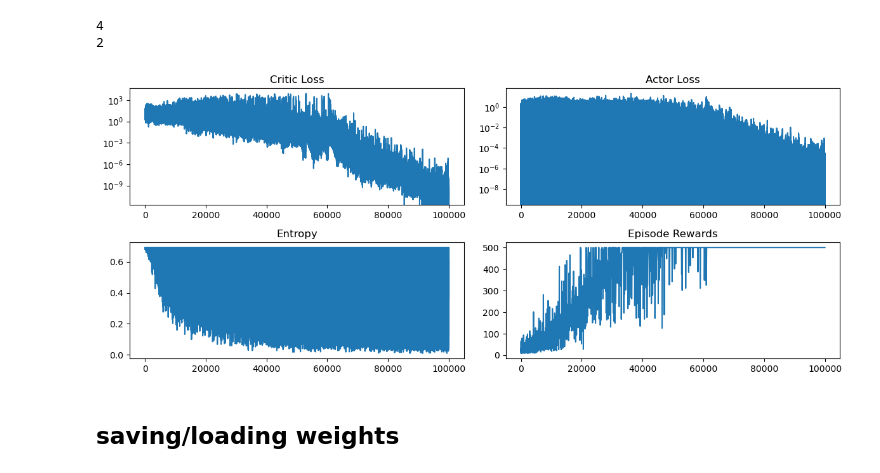
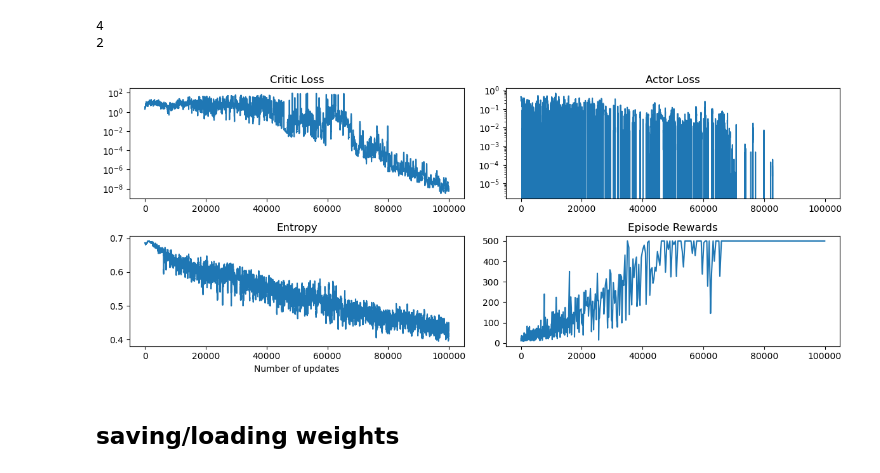
Before and after one commit to AlexisCogne/ANN_project, a Jupyter notebook: test_imp_boot.ipynb, the cells around one changed output. Cells and saved outputs as stored; diff of their text form; code cells hidden in the pictures.

Commit message:
added plot 5 steps and 1 step

```diff
--- a/test_imp_boot.ipynb
+++ b/test_imp_boot.ipynb
@@ -42,7 +42,7 @@ tensor([[0],
 #option 1 :  use n_updates to define n_steps
 n_updates = 100000
 n_envs = 1
-n_steps_per_update = 5
+n_steps_per_update = 1
 n_steps = n_envs * n_steps_per_update * n_updates
 
 # agent hyperparams
@@ -167,23 +167,44 @@ for steps in tqdm(range(n_updates)):
     actor_losses.append(actor_loss.detach().cpu().numpy())
     entropies.append(entropy.detach().mean().cpu().numpy())
 # %%
+rolling_length = 100
+
 fig, axs = plt.subplots(nrows=2, ncols=2, figsize=(12, 5))
 critic_losses = np.array(critic_losses)
 capped_loss = critic_losses[critic_losses < 1]
-axs[0, 0].plot(critic_losses)
+critic_ma = (
+    np.convolve(np.array(critic_losses), np.ones(rolling_length), mode="valid")
+    / rolling_length
+)
+axs[0, 0].plot(critic_ma)
 axs[0, 0].set_title('Critic Loss')
 axs[0, 0].set_yscale('log')  # Set log scale for the y-axis
-axs[0, 1].plot(actor_losses)
+actor_ma = (
+    np.convolve(np.array(actor_losses), np.ones(rolling_length), mode="valid")
+    / rolling_length
+)
+axs[0, 1].plot(actor_ma)
 axs[0, 1].set_title('Actor Loss')
 axs[0, 1].set_yscale('log')  # Set log scale for the y-axis
-axs[1, 0].plot(entropies)
-axs[1, 0].set_title('Entropy')
+
+
+# entropy
+axs[1][0].set_title("Entropy")
+entropy_moving_average = (
+    np.convolve(np.array(entropies), np.ones(rolling_length), mode="valid")
+    / rolling_length
+)
+axs[1][0].plot(entropy_moving_average)
+axs[1][0].set_xlabel("Number of updates")
+
+
+
 axs[1, 1].plot(steps_episodes, episode_returns)
 axs[1, 1].set_title('Episode Rewards')
 plt.tight_layout()
 plt.show()
 # %% [output]
-[figure, old version]
+[figure, new version]
 # %%
 #save the plot
 fig.savefig("A2C_boot.png")
```
Also changed, not shown: 2 other files.
